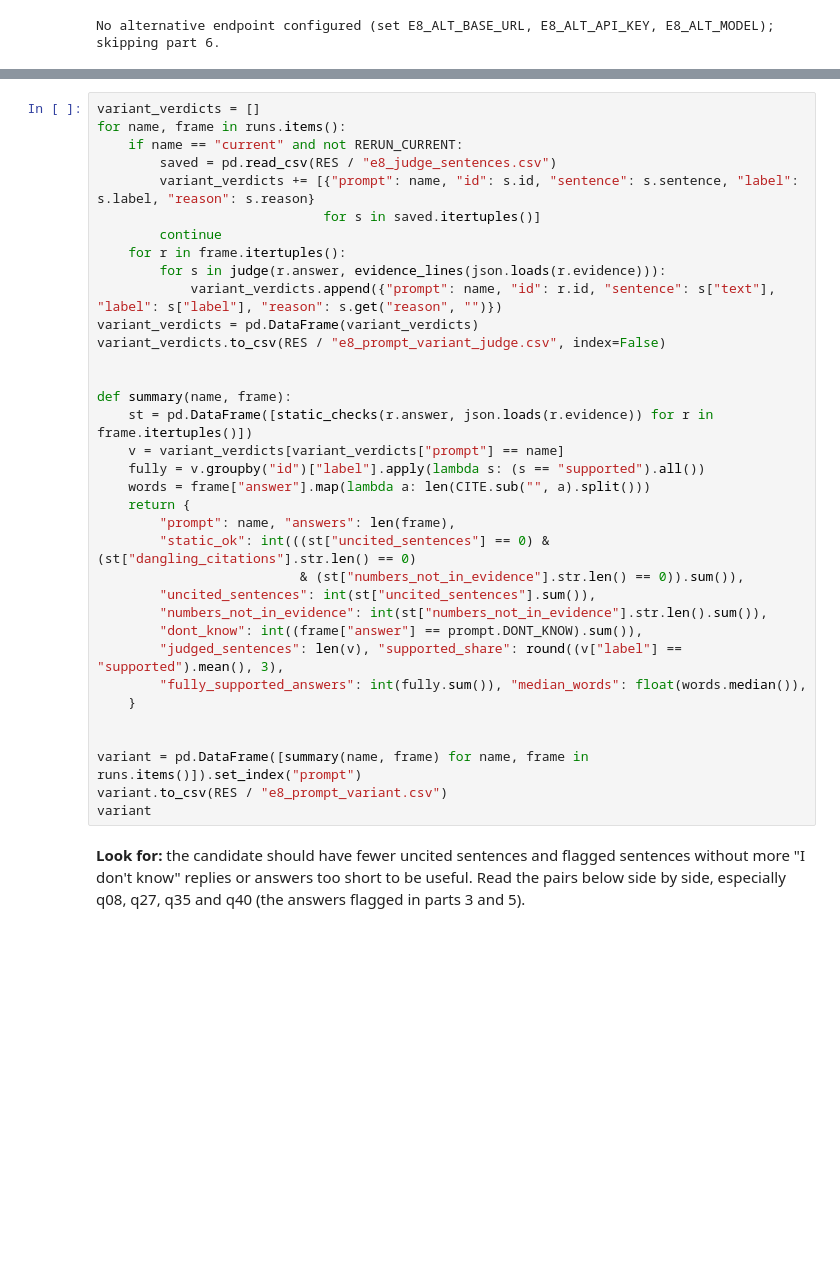
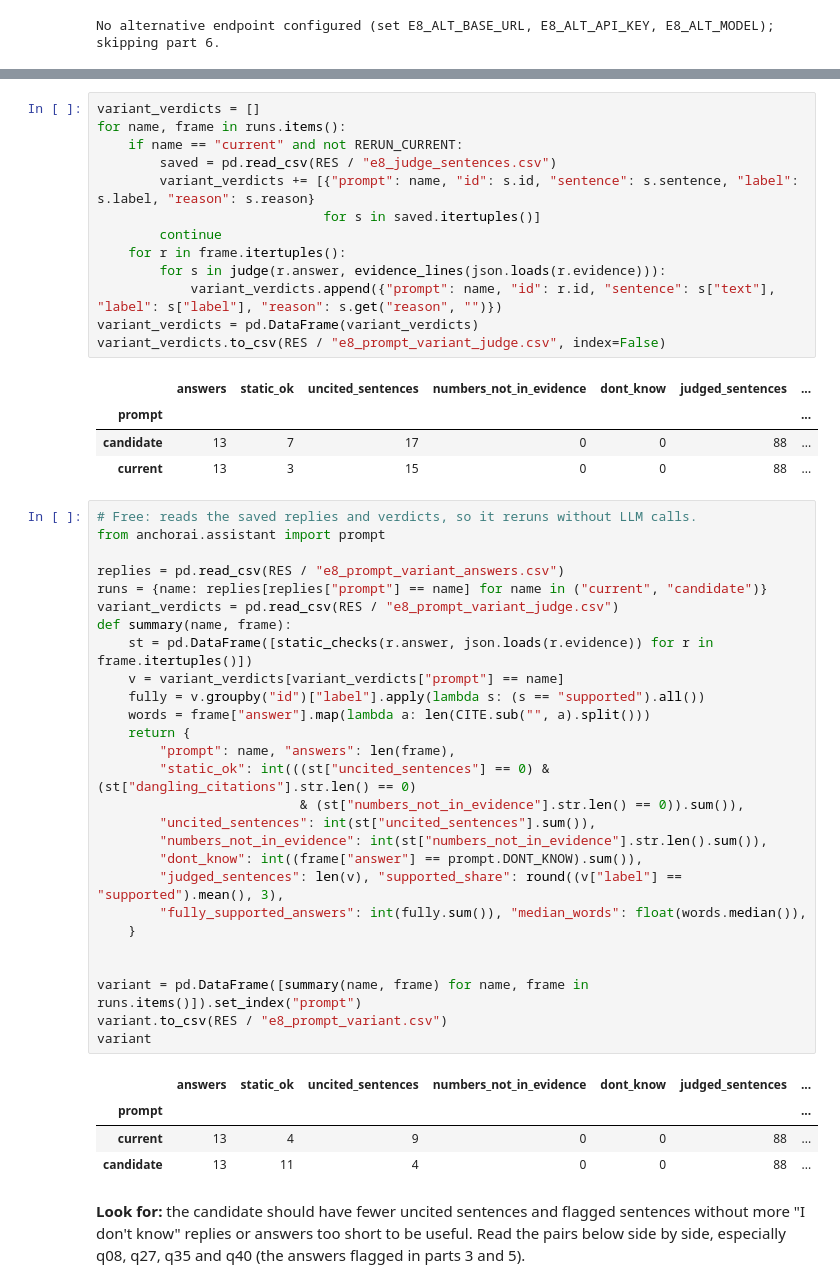
Before and after one commit to sgtaziz/IRS-PM-2026-08-17-ISFT-GRP-16-AnchorAI, a Jupyter notebook: SystemCode/notebooks/c_e8_assistant.ipynb, the cells around one changed output, grey strips where cells are left out. Drawn from its saved outputs; the diff is of its cells as text; blank space fills up the shorter version.

```diff
--- a/SystemCode/notebooks/c_e8_assistant.ipynb
+++ b/SystemCode/notebooks/c_e8_assistant.ipynb
@@ -670,28 +688,43 @@ for name, frame in runs.items():
             variant_verdicts.append({"prompt": name, "id": r.id, "sentence": s["text"], "label": s["label"], "reason": s.get("reason", "")})
 variant_verdicts = pd.DataFrame(variant_verdicts)
 variant_verdicts.to_csv(RES / "e8_prompt_variant_judge.csv", index=False)
-
-
-def summary(name, frame):
-    st = pd.DataFrame([static_checks(r.answer, json.loads(r.evidence)) for r in frame.itertuples()])
-    v = variant_verdicts[variant_verdicts["prompt"] == name]
-    fully = v.groupby("id")["label"].apply(lambda s: (s == "supported").all())
-    words = frame["answer"].map(lambda a: len(CITE.sub("", a).split()))
-    return {
-        "prompt": name, "answers": len(frame),
-        "static_ok": int(((st["uncited_sentences"] == 0) & (st["dangling_citations"].str.len() == 0)
-                          & (st["numbers_not_in_evidence"].str.len() == 0)).sum()),
-        "uncited_sentences": int(st["uncited_sentences"].sum()),
-        "numbers_not_in_evidence": int(st["numbers_not_in_evidence"].str.len().sum()),
-        "dont_know": int((frame["answer"] == prompt.DONT_KNOW).sum()),
-        "judged_sentences": len(v), "supported_share": round((v["label"] == "supported").mean(), 3),
-        "fully_supported_answers": int(fully.sum()), "median_words": float(words.median()),
-    }
-
-
-variant = pd.DataFrame([summary(name, frame) for name, frame in runs.items()]).set_index("prompt")
-variant.to_csv(RES / "e8_prompt_variant.csv")
-variant
+# %% [output]
+|  | answers | static_ok | uncited_sentences | numbers_not_in_evidence | dont_know | judged_sentences | ... |
+| prompt |  |  |  |  |  |  | ... |
+| candidate | 13 | 7 | 17 | 0 | 0 | 88 | ... |
+| current | 13 | 3 | 15 | 0 | 0 | 88 | ... |
+# %%
+# Free: reads the saved replies and verdicts, so it reruns without LLM calls.
+from anchorai.assistant import prompt
+
+replies = pd.read_csv(RES / "e8_prompt_variant_answers.csv")
+runs = {name: replies[replies["prompt"] == name] for name in ("current", "candidate")}
+variant_verdicts = pd.read_csv(RES / "e8_prompt_variant_judge.csv")
+def summary(name, frame):
+    st = pd.DataFrame([static_checks(r.answer, json.loads(r.evidence)) for r in frame.itertuples()])
+    v = variant_verdicts[variant_verdicts["prompt"] == name]
+    fully = v.groupby("id")["label"].apply(lambda s: (s == "supported").all())
+    words = frame["answer"].map(lambda a: len(CITE.sub("", a).split()))
+    return {
+        "prompt": name, "answers": len(frame),
+        "static_ok": int(((st["uncited_sentences"] == 0) & (st["dangling_citations"].str.len() == 0)
+                          & (st["numbers_not_in_evidence"].str.len() == 0)).sum()),
+        "uncited_sentences": int(st["uncited_sentences"].sum()),
+        "numbers_not_in_evidence": int(st["numbers_not_in_evidence"].str.len().sum()),
+        "dont_know": int((frame["answer"] == prompt.DONT_KNOW).sum()),
+        "judged_sentences": len(v), "supported_share": round((v["label"] == "supported").mean(), 3),
+        "fully_supported_answers": int(fully.sum()), "median_words": float(words.median()),
+    }
+
+
+variant = pd.DataFrame([summary(name, frame) for name, frame in runs.items()]).set_index("prompt")
+variant.to_csv(RES / "e8_prompt_variant.csv")
+variant
+# %% [output]
+|  | answers | static_ok | uncited_sentences | numbers_not_in_evidence | dont_know | judged_sentences | ... |
+| prompt |  |  |  |  |  |  | ... |
+| current | 13 | 4 | 9 | 0 | 0 | 88 | ... |
+| candidate | 13 | 11 | 4 | 0 | 0 | 88 | ... |
 # %% [markdown]
 **Look for:** the candidate should have fewer uncited sentences and flagged sentences without more "I don't know"
 replies or answers too short to be useful. Read the pairs below side by side, especially q08, q27, q35 and q40 (the answers flagged in parts 3 and 5).
```
Also changed, not shown: parts of 14 cells of this notebook, 11 other files.
